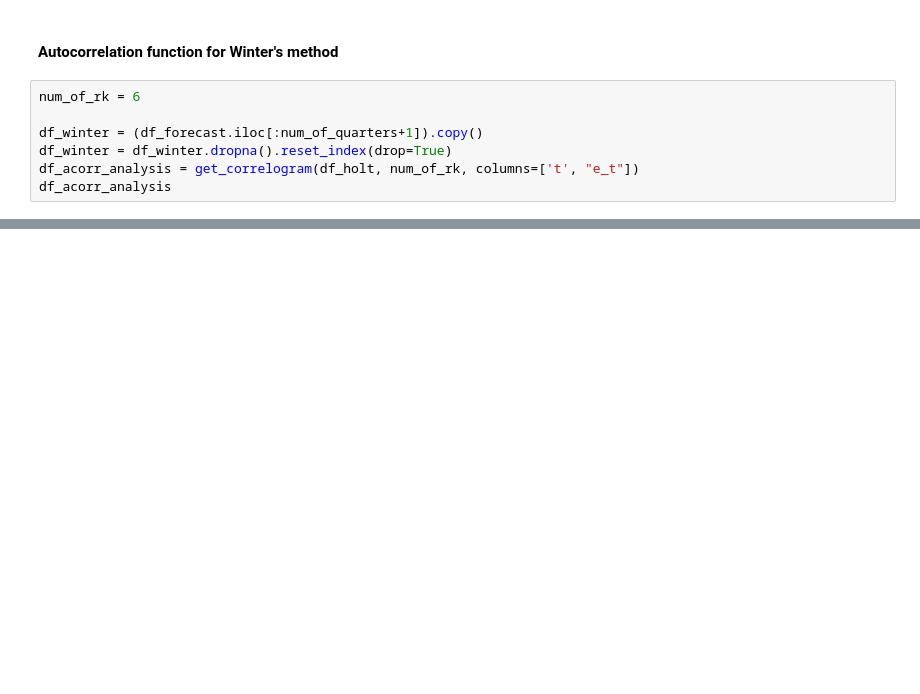
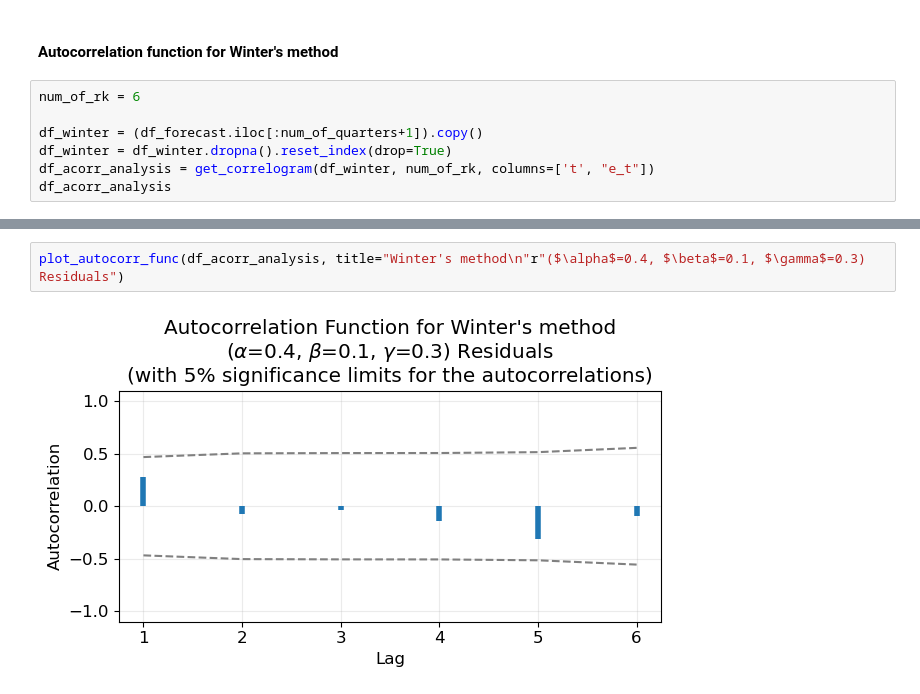
Before and after one commit to LugoBlogger/SI-201-542-forecasting-technique, a Jupyter notebook: chapter-03/03-example-10.ipynb, the cells around one changed output, grey strips where cells are left out. Saved outputs shown, nothing was run; the diff lists cells and outputs as text; blank space fills up the shorter version.

```diff
--- a/chapter-03/03-example-10.ipynb
+++ b/chapter-03/03-example-10.ipynb
@@ -322,5 +322,5 @@ num_of_rk = 6
 
 df_winter = (df_forecast.iloc[:num_of_quarters+1]).copy()
 df_winter = df_winter.dropna().reset_index(drop=True)
-df_acorr_analysis = get_correlogram(df_holt, num_of_rk, columns=['t', "e_t"])
+df_acorr_analysis = get_correlogram(df_winter, num_of_rk, columns=['t', "e_t"])
 df_acorr_analysis
@@ -326,0 +335,4 @@ df_acorr_analysis
+# %%
+plot_autocorr_func(df_acorr_analysis, title="Winter's method\n"r"($\alpha$=0.4, $\beta$=0.1, $\gamma$=0.3) Residuals")
+# %% [output]
+[figure, added]
```
Also changed, not shown: parts of 1 cell of this notebook, 2 other files.
